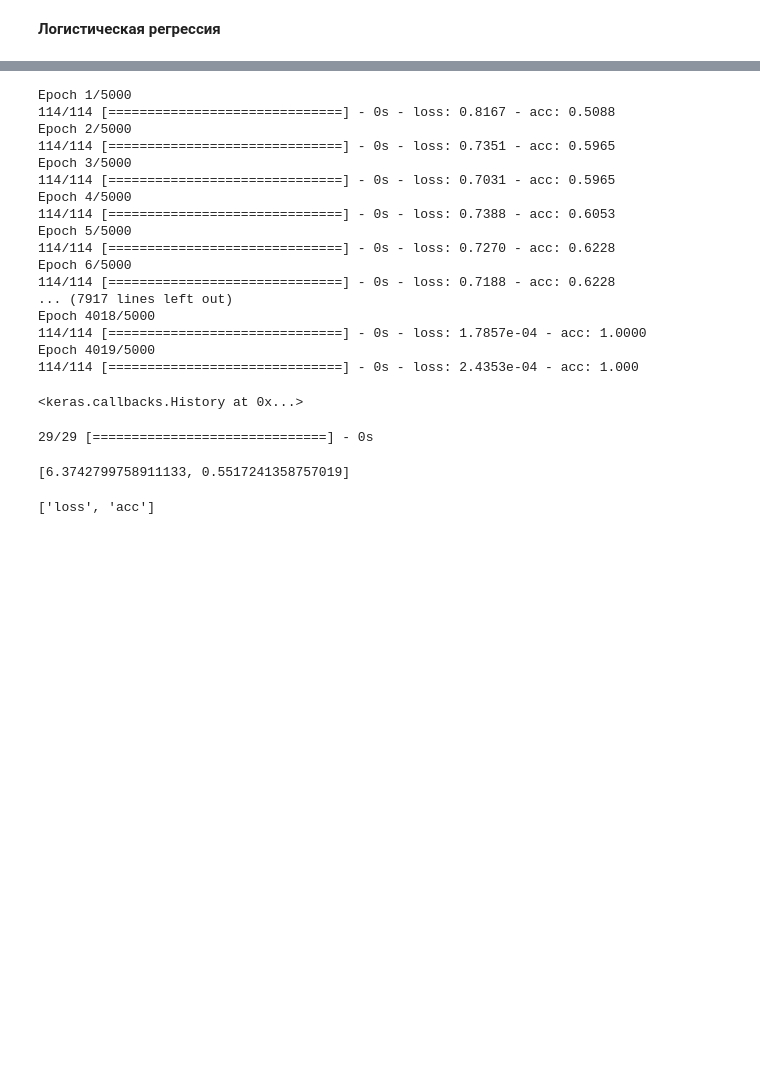
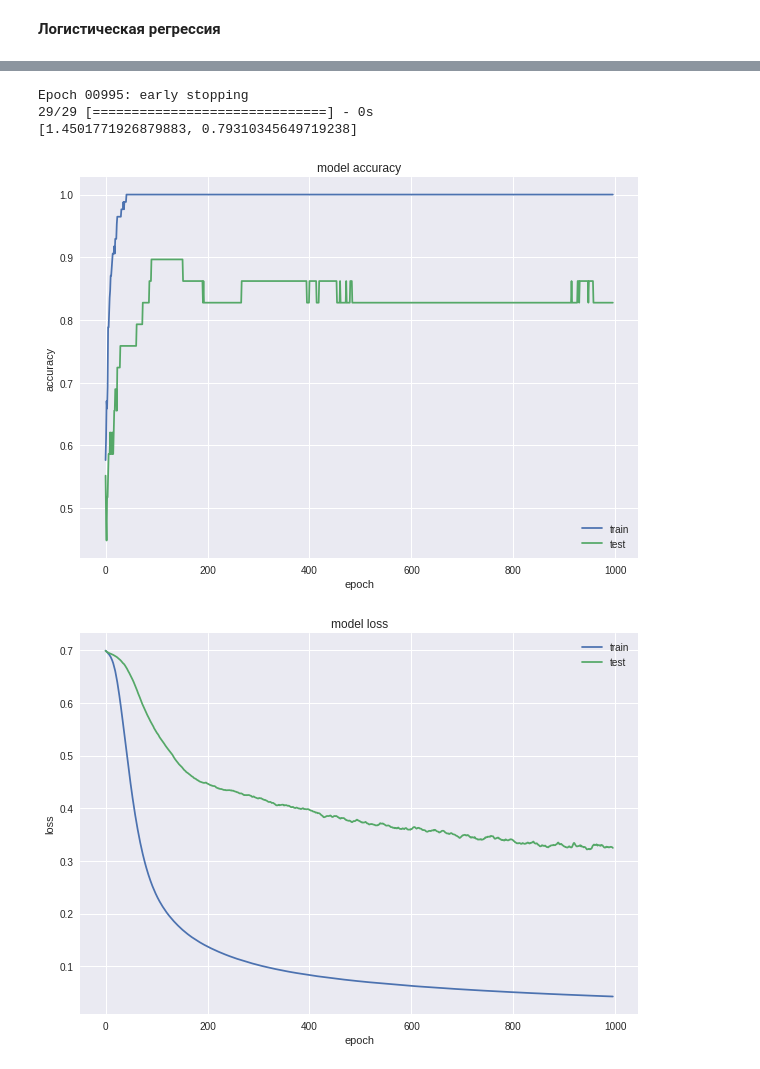
Before and after one commit to minemile/shad_ML, a Jupyter notebook: Diploma.ipynb, the cells around one changed output, grey strips where cells are left out. Drawn from its saved outputs; the diff is of its cells as text; code cells hidden in the pictures; blank space fills up the shorter version.

```diff
--- a/Diploma.ipynb
+++ b/Diploma.ipynb
@@ -328,39 +301,15 @@ WARNING:tensorflow:Skipping summary for global_step, must be a float or np.float
 # %%
-from keras.utils.np_utils import to_categorical
-#y = to_categorical(y_train.values, num_classes=None)
 model = Sequential()
-model.add(Dense(110, input_dim=X_train_prep.shape[1], activation='relu'))
-model.add(Dropout(0.5))
-model.add(Dense(110, activation='relu'))
-model.add(Dropout(0.5))
-model.add(Dense(1, activation='sigmoid'))
-model.compile(loss='binary_crossentropy', optimizer='adam', metrics=['accuracy'])
-model.fit(X_train_prep, y_train.values.reshape(-1, 1), epochs=5000)
+es = EarlyStopping(monitor='val_loss', patience=50, verbose=1, mode='auto')
+model.add(Dense(6, input_dim=X_tr.shape[1], activation='relu', kernel_regularizer=regularizers.l1_l2(0.0001), kernel_initializer='uniform'))
+model.add(Dense(1, activation='sigmoid', kernel_initializer='uniform'))
+model.compile(loss='binary_crossentropy', optimizer='adam', metrics=['binary_accuracy'])
+history = model.fit(X_tr, y_train.values.reshape(-1, 1), callbacks=[es], epochs=1500, validation_split=0.25, verbose=0)
+print(model.evaluate(X_te, y_test.values))
+plot_keras_model(history)
 # %% [output]
-Epoch 1/5000
-114/114 [==============================] - 0s - loss: 0.8167 - acc: 0.5088
-Epoch 2/5000
-114/114 [==============================] - 0s - loss: 0.7351 - acc: 0.5965
-Epoch 3/5000
-114/114 [==============================] - 0s - loss: 0.7031 - acc: 0.5965
-Epoch 4/5000
-114/114 [==============================] - 0s - loss: 0.7388 - acc: 0.6053
-Epoch 5/5000
-114/114 [==============================] - 0s - loss: 0.7270 - acc: 0.6228
-Epoch 6/5000
-114/114 [==============================] - 0s - loss: 0.7188 - acc: 0.6228
-... (7917 lines left out)
-Epoch 4018/5000
-114/114 [==============================] - 0s - loss: 1.7857e-04 - acc: 1.0000
-Epoch 4019/5000
-114/114 [==============================] - 0s - loss: 2.4353e-04 - acc: 1.000
+Epoch 00995: early stopping
+29/29 [==============================] - 0s
+[1.4501771926879883, 0.79310345649719238]
-<keras.callbacks.History at 0x...>
+[figure, added]
+[figure, added]
-# %%
-model.evaluate(X_test_prep, y_test.values, batch_size=128)
-# %% [output]
-29/29 [==============================] - 0s
-[6.3742799758911133, 0.5517241358757019]
-# %%
-model.metrics_names
-# %% [output]
-['loss', 'acc']
```
Also changed, not shown: parts of 17 cells of this notebook, 1 other file.
